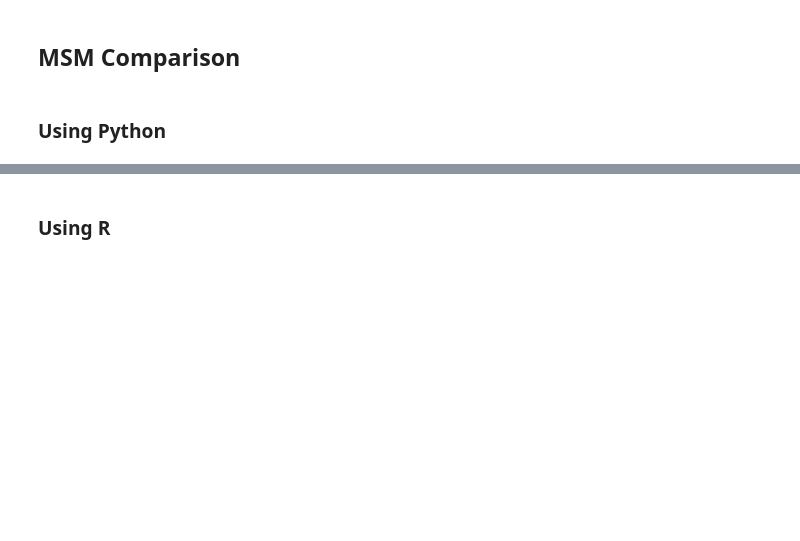
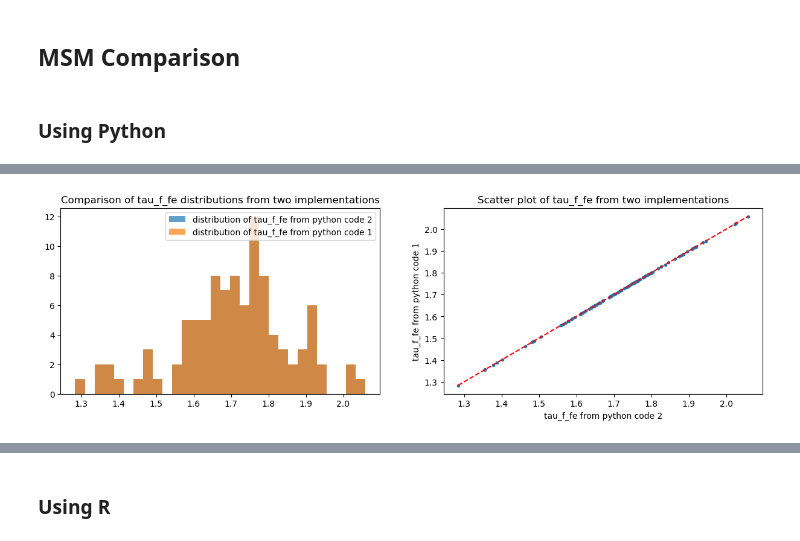
Before and after one commit to Ali-Setareh/SeqGPLVM_FEMSM, a Jupyter notebook: notebooks/model_inspection.ipynb, the cells around one changed output, grey strips where cells are left out. Saved outputs shown, nothing was run; the diff lists cells and outputs as text; code cells hidden in the pictures; blank space fills up the shorter version.

```diff
--- a/notebooks/model_inspection.ipynb
+++ b/notebooks/model_inspection.ipynb
@@ -600,3 +825,21 @@ plt.show()
+# %%
+fig, ax = plt.subplots(1,2, figsize=(15,4))
+ax[0].hist(msm_df_py["tau_f_fe_var"], bins=30, label="distribution of tau_f_fe from python code 2", alpha=0.7)
+ax[0].hist(tau_f, bins=30, label="distribution of tau_f_fe from python code 1", alpha=0.7)
+ax[0].legend()
+ax[0].set_title("Comparison of tau_f_fe distributions from two implementations")
+
+ax[1].plot(msm_df_py["tau_f_fe_var"], tau_f, ".")
+ax[1].plot([min(msm_df_py["tau_f_fe_var"].min(), min(tau_f)), max(msm_df_py["tau_f_fe_var"].max(), max(tau_f))],
+           [min(msm_df_py["tau_f_fe_var"].min(), min(tau_f)), max(msm_df_py["tau_f_fe_var"].max(), max(tau_f))],
+           "--", color="r")
+ax[1].set_xlabel("tau_f_fe from python code 2")
+ax[1].set_ylabel("tau_f_fe from python code 1")
+ax[1].set_title("Scatter plot of tau_f_fe from two implementations")
+
+plt.show()
+# %% [output]
+[figure, added]
 # %%
 fig,ax = plt.subplots(1,2,figsize = (15,4))
 plt.suptitle("Distribution of MSM treatment effect estimates over sampled batches in python")
```
Also changed, not shown: parts of 12 cells of this notebook.
